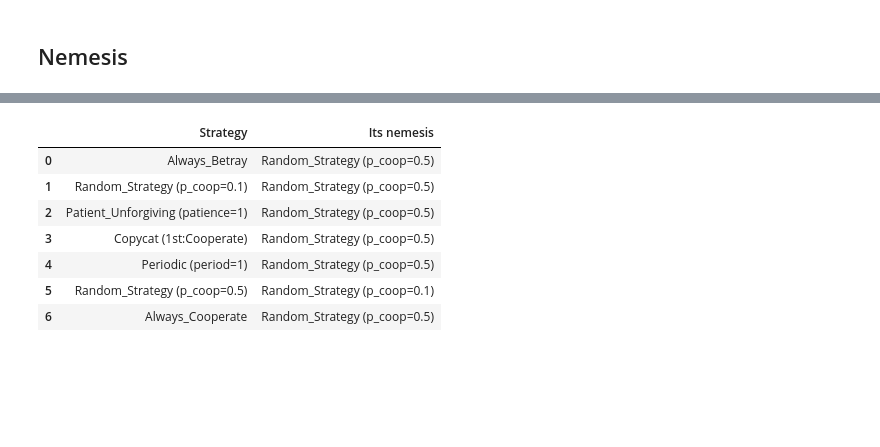
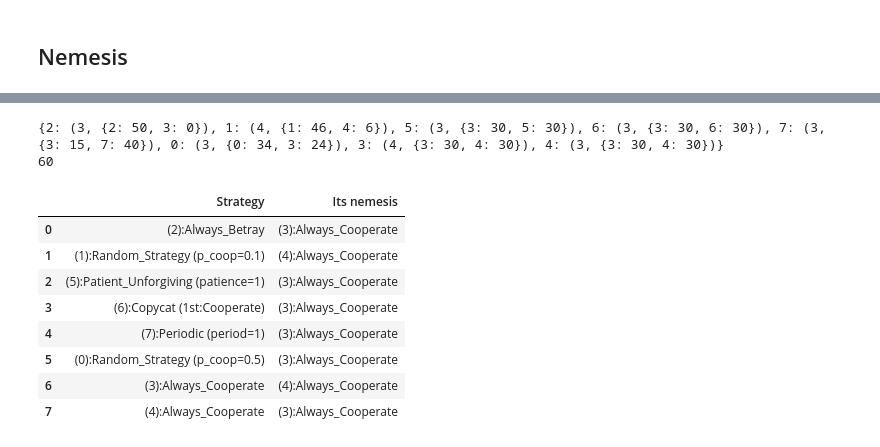
Before and after one commit to A-Rozmarynowicz/Prisoners_Dilemma_Simulator, a Jupyter notebook: source/main.ipynb, the cells around one changed output, grey strips where cells are left out. Saved outputs shown, nothing was run; the diff lists cells and outputs as text; code cells hidden in the pictures; blank space fills up the shorter version.

Commit message:
Friends dataframe

```diff
--- a/source/main.ipynb
+++ b/source/main.ipynb
@@ -123,27 +122,42 @@ display(nemesis_df)
 # %%
 from Base_Modules.Nemesis import Friend_Best_Total_Score
 
 criterion = Friend_Best_Total_Score
 
 friends = criterion.Get_Nemesis(duel_rewards=duel_rewards)
 friends = Sort_Based_On_Total_Rewards(total_rewards=total_rewards, data=friends)
 friends_per_name = criterion.Translate_Nemesis_To_Strategy_Names(strategies=strategies, nemesis=friends)
 
+print(friends)
+
+largets_shared_victory = 0
+
+# print(friends.values())
+
+for (_, rewards) in friends.values():
+    largets_shared_victory = max(largets_shared_victory, sum(rewards.values()))
+
+# largets_shared_victory = sum(list(friends.values())[0][1].values())
+print(largets_shared_victory)
+
 friends_df = pd.DataFrame(
     [(k, v[0]) for k, v in friends_per_name.items()],
     columns=["Strategy", "Its nemesis"]
 )
 
 display(friends_df)
 # %% [output]
+{2: (3, {2: 50, 3: 0}), 1: (4, {1: 46, 4: 6}), 5: (3, {3: 30, 5: 30}), 6: (3, {3: 30, 6: 30}), 7: (3, {3: 15, 7: 40}), 0: (3, {0: 34, 3: 24}), 3: (4, {3: 30, 4: 30}), 4: (3, {3: 30, 4: 30})}
+60
 |  | Strategy | Its nemesis |
-| 0 | Always_Betray | Random_Strategy (p_coop=0.5) |
-| 1 | Random_Strategy (p_coop=0.1) | Random_Strategy (p_coop=0.5) |
-| 2 | Patient_Unforgiving (patience=1) | Random_Strategy (p_coop=0.5) |
-| 3 | Copycat (1st:Cooperate) | Random_Strategy (p_coop=0.5) |
-| 4 | Periodic (period=1) | Random_Strategy (p_coop=0.5) |
-| 5 | Random_Strategy (p_coop=0.5) | Random_Strategy (p_coop=0.1) |
-| 6 | Always_Cooperate | Random_Strategy (p_coop=0.5) |
+| 0 | (2):Always_Betray | (3):Always_Cooperate |
+| 1 | (1):Random_Strategy (p_coop=0.1) | (4):Always_Cooperate |
+| 2 | (5):Patient_Unforgiving (patience=1) | (3):Always_Cooperate |
+| 3 | (6):Copycat (1st:Cooperate) | (3):Always_Cooperate |
+| 4 | (7):Periodic (period=1) | (3):Always_Cooperate |
+| 5 | (0):Random_Strategy (p_coop=0.5) | (3):Always_Cooperate |
+| 6 | (3):Always_Cooperate | (4):Always_Cooperate |
+| 7 | (4):Always_Cooperate | (3):Always_Cooperate |
 # %%
 # Per match
 
```
Also changed, not shown: parts of 9 cells of this notebook, 2 other files.
